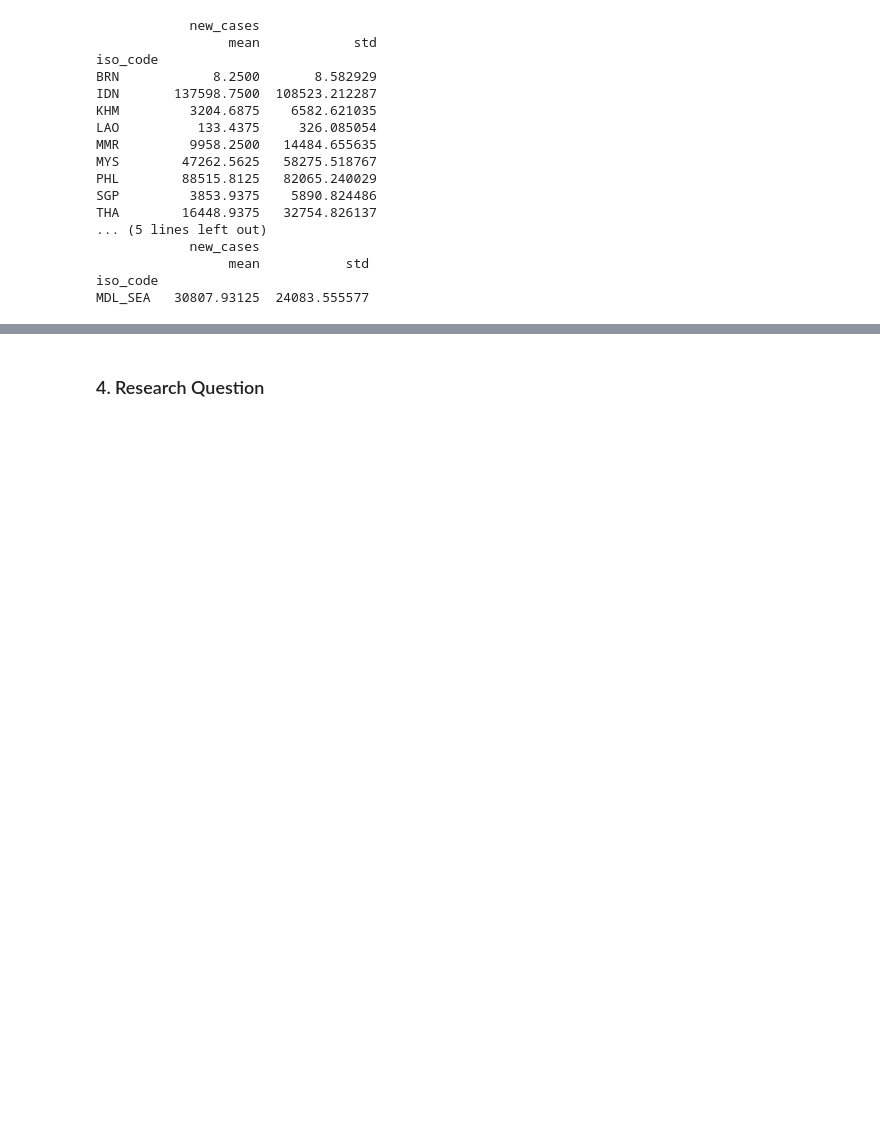
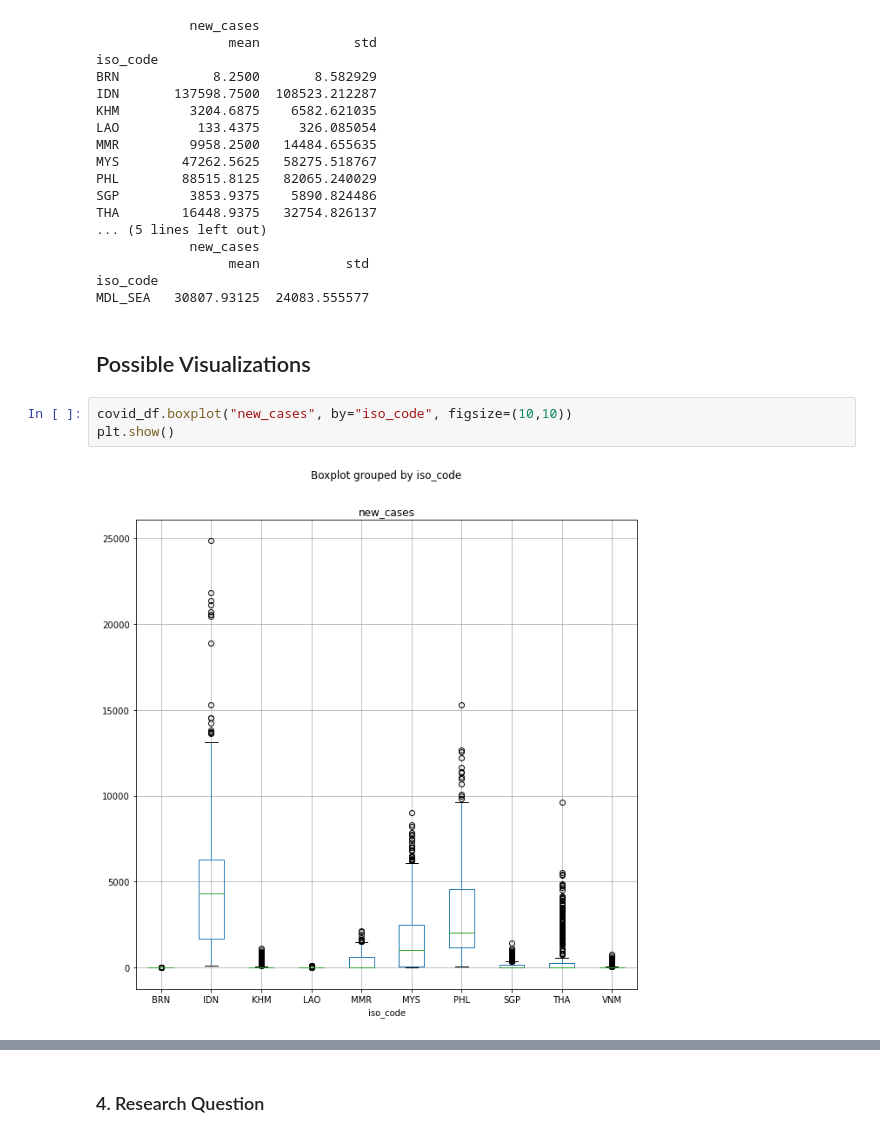
Before and after one commit to jm55/CSMODEL, a Jupyter notebook: COVID-19/Escalona - Experiment Notebook.ipynb, the cells around one changed output, grey strips where cells are left out. Cells and saved outputs as stored; diff of their text form; blank space fills up the shorter version.

Commit message:
Created sample graphs for EDA #1

```diff
--- a/COVID-19/Escalona - Experiment Notebook.ipynb
+++ b/COVID-19/Escalona - Experiment Notebook.ipynb
@@ -375,3 +375,10 @@ THA        16448.9375   32754.826137
                  mean           std
 iso_code
 MDL_SEA   30807.93125  24083.555577
+# %% [markdown]
+## Possible Visualizations ##
+# %%
+covid_df.boxplot("new_cases", by="iso_code", figsize=(10,10))
+plt.show()
+# %% [output]
+[figure, added]
```
Also changed, not shown: parts of 4 cells of this notebook.
